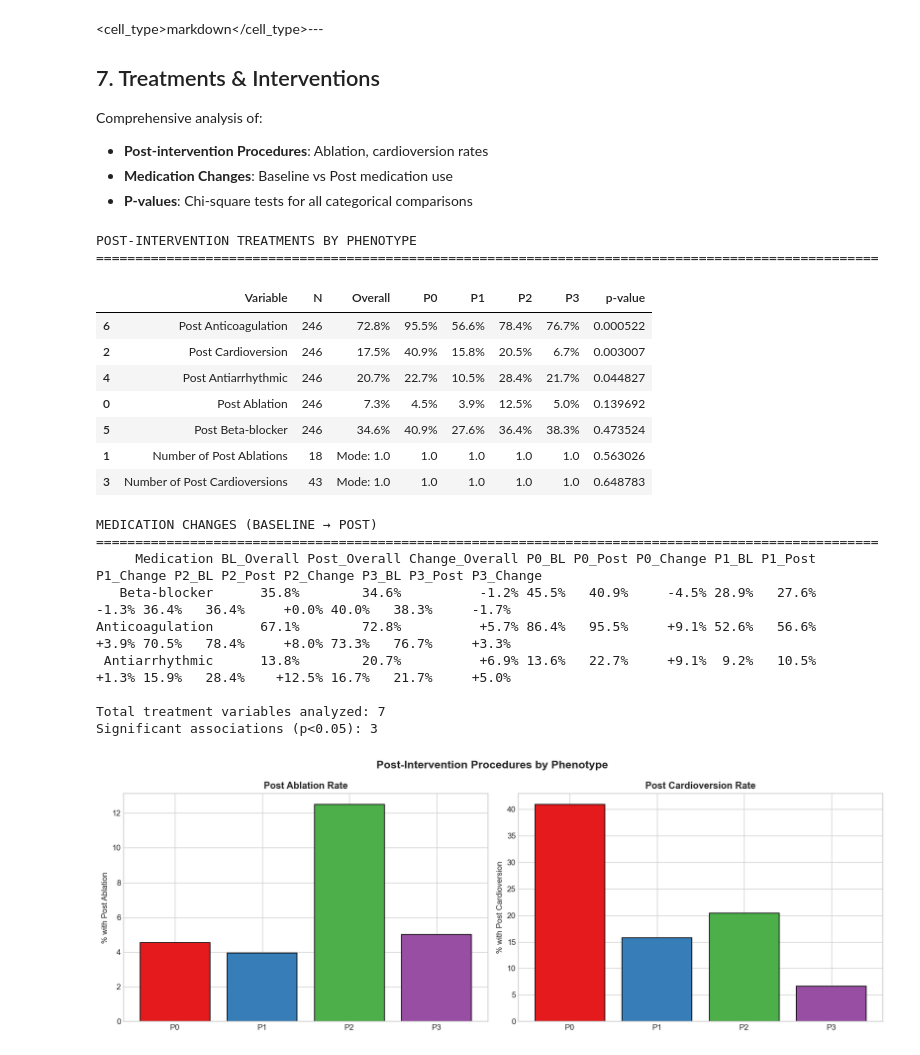
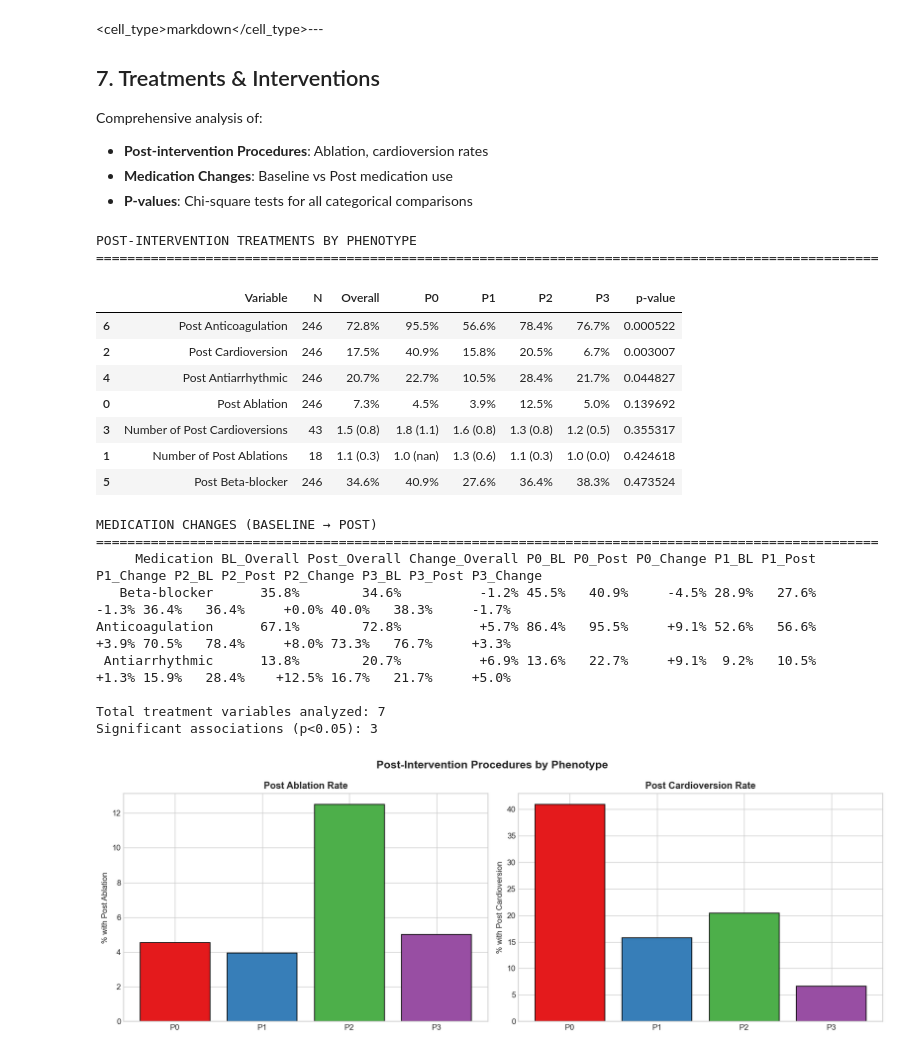
Before and after one commit to androst/nexaf-ai, a Jupyter notebook: notebooks/04_associations.ipynb, the cells around one changed output. Cells and saved outputs as stored; diff of their text form; code cells hidden in the pictures.

```diff
--- a/notebooks/04_associations.ipynb
+++ b/notebooks/04_associations.ipynb
@@ -929,10 +809,11 @@ cpet_vars = {
 cpet_cols = ['ID'] + [c for c in cpet_vars.keys() if c in df_baseline.columns]
 df_cpet = features_df[['ID', 'phenotype']].merge(df_baseline[cpet_cols], on='ID', how='inner')
 
-# Apply outlier filtering
+# Apply outlier filtering - physiologically plausible ranges
 cpet_outlier_thresholds = {
     'BL_CPET_RERmax': (0.8, 1.5),
-    'BL_CPET_max_VO2_mlkgmin': (10, 70),
+    'BL_CPET_max_VO2_mlkgmin': (10, 70),      # ml/kg/min - typical range 15-60
+    'BL_CPET_max_VO2_lmin': (1.0, 6.0),       # L/min - typical range 1.5-5.0
     'BL_CPET_Hfmax': (80, 220),
     'BL_CPET_max_hf': (80, 220),
     'BL_CPET_HF_1min': (50, 200),
@@ -940,6 +821,9 @@ cpet_outlier_thresholds = {
 
 for col, (low, high) in cpet_outlier_thresholds.items():
     if col in df_cpet.columns:
+        n_outliers = ((df_cpet[col] < low) | (df_cpet[col] > high)).sum()
+        if n_outliers > 0:
+            print(f"  {col}: {n_outliers} outliers removed (outside {low}-{high})")
         df_cpet.loc[(df_cpet[col] < low) | (df_cpet[col] > high), col] = np.nan
 
 # Calculate HR recovery (drop from max to 1 min)
@@ -951,7 +835,7 @@ if 'BL_CPET_max_hf' in df_cpet.columns and 'BL_CPET_HF_1min' in df_cpet.columns:
 cpet_table = create_analysis_table(df_cpet, cpet_vars, n_phenotypes=N_PHENOTYPES)
 cpet_display = ['Variable', 'N', 'Overall'] + [f'P{p}' for p in range(N_PHENOTYPES)] + ['p-value']
 
-print("CARDIOPULMONARY EXERCISE TEST PARAMETERS")
+print("\nCARDIOPULMONARY EXERCISE TEST PARAMETERS")
 print("=" * 100)
 display(cpet_table.sort_values('p-value')[cpet_display])
 
@@ -1181,9 +1068,6 @@ qol_vars_baseline = {
     # SF-12 Baseline
     'BL_RAND_PCS12': 'SF-12 Physical (BL)',
     'BL_RAND_MCS12': 'SF-12 Mental (BL)',
-
-    # EQ-VAS Baseline
-    'BL_EQVAS': 'EQ-VAS (BL)',
 
     # AF Symptom Checklist Baseline
     'BL_Afssc_total_frequency': 'AF Symptom Frequency (BL)',
@@ -1203,6 +1087,10 @@ qol_vars_outcome = {
     'Post_Afeqt_treatment_score': 'AFEQT Treatment (Post)',
     'Post_Afeqt_total_score': 'AFEQT Total (Post)',
     'AFEQT_change': 'AFEQT Change (Post-BL)',
+    # EQ-VAS at timepoints (0-100 Visual Analog Scale) - from burden file
+    'BL_Eqvas1': 'EQ-VAS (BL)',
+    'Six_months_Eqvas1': 'EQ-VAS (6M)',
+    'Post_Eqvas1': 'EQ-VAS (Post)',
 }
 
 # Merge baseline QoL
@@ -1425,8 +1312,10 @@ for col in binary_cols:
     if col in df_tx.columns:
         df_tx[col] = df_tx[col].fillna(0)
 
-# Create treatment table
-treatment_table = create_analysis_table(df_tx, all_treatment_vars, n_phenotypes=N_PHENOTYPES)
+# Create treatment table - force count variables to be continuous
+count_vars = ['Post_ablasjon_antall', 'Post_konvertering_antall']
+treatment_table = create_analysis_table(df_tx, all_treatment_vars, n_phenotypes=N_PHENOTYPES,
+                                         force_continuous=count_vars)
 treatment_display = ['Variable', 'N', 'Overall'] + [f'P{p}' for p in range(N_PHENOTYPES)] + ['p-value']
 
 print("POST-INTERVENTION TREATMENTS BY PHENOTYPE")
@@ -1452,36 +1341,36 @@ for bl_col, post_col, label in med_changes:
         bl_pct = 100 * (df_tx[bl_col] == 1).sum() / len(df_tx)
         post_pct = 100 * (df_tx[post_col] == 1).sum() / len(df_tx)
         row['BL_Overall'] = f'{bl_pct:.1f}%'
         row['Post_Overall'] = f'{post_pct:.1f}%'
         row['Change_Overall'] = f'{post_pct - bl_pct:+.1f}%'
 
         # By phenotype
         for p in range(N_PHENOTYPES):
             subset = df_tx[df_tx['phenotype'] == p]
             bl_pct = 100 * (subset[bl_col] == 1).sum() / len(subset)
             post_pct = 100 * (subset[post_col] == 1).sum() / len(subset)
             row[f'P{p}_BL'] = f'{bl_pct:.1f}%'
             row[f'P{p}_Post'] = f'{post_pct:.1f}%'
             row[f'P{p}_Change'] = f'{post_pct - bl_pct:+.1f}%'
 
         change_data.append(row)
 
 change_df = pd.DataFrame(change_data)
 print(change_df.to_string(index=False))
 
 print(f"\nTotal treatment variables analyzed: {len(treatment_table)}")
 print(f"Significant associations (p<0.05): {(treatment_table['p-value'] < 0.05).sum()}")
 # %% [output]
 POST-INTERVENTION TREATMENTS BY PHENOTYPE
 ====================================================================================================
 |  | Variable | N | Overall | P0 | P1 | P2 | P3 | p-value |
 | 6 | Post Anticoagulation | 246 | 72.8% | 95.5% | 56.6% | 78.4% | 76.7% | 0.000522 |
 | 2 | Post Cardioversion | 246 | 17.5% | 40.9% | 15.8% | 20.5% | 6.7% | 0.003007 |
 | 4 | Post Antiarrhythmic | 246 | 20.7% | 22.7% | 10.5% | 28.4% | 21.7% | 0.044827 |
 | 0 | Post Ablation | 246 | 7.3% | 4.5% | 3.9% | 12.5% | 5.0% | 0.139692 |
+| 3 | Number of Post Cardioversions | 43 | 1.5 (0.8) | 1.8 (1.1) | 1.6 (0.8) | 1.3 (0.8) | 1.2 (0.5) | 0.355317 |
+| 1 | Number of Post Ablations | 18 | 1.1 (0.3) | 1.0 (nan) | 1.3 (0.6) | 1.1 (0.3) | 1.0 (0.0) | 0.424618 |
 | 5 | Post Beta-blocker | 246 | 34.6% | 40.9% | 27.6% | 36.4% | 38.3% | 0.473524 |
-| 1 | Number of Post Ablations | 18 | Mode: 1.0 | 1.0 | 1.0 | 1.0 | 1.0 | 0.563026 |
-| 3 | Number of Post Cardioversions | 43 | Mode: 1.0 | 1.0 | 1.0 | 1.0 | 1.0 | 0.648783 |
 MEDICATION CHANGES (BASELINE → POST)
 ====================================================================================================
      Medication BL_Overall Post_Overall Change_Overall P0_BL P0_Post P0_Change P1_BL P1_Post P1_Change P2_BL P2_Post P2_Change P3_BL P3_Post P3_Change
```
Also changed, not shown: parts of 6 cells of this notebook.
